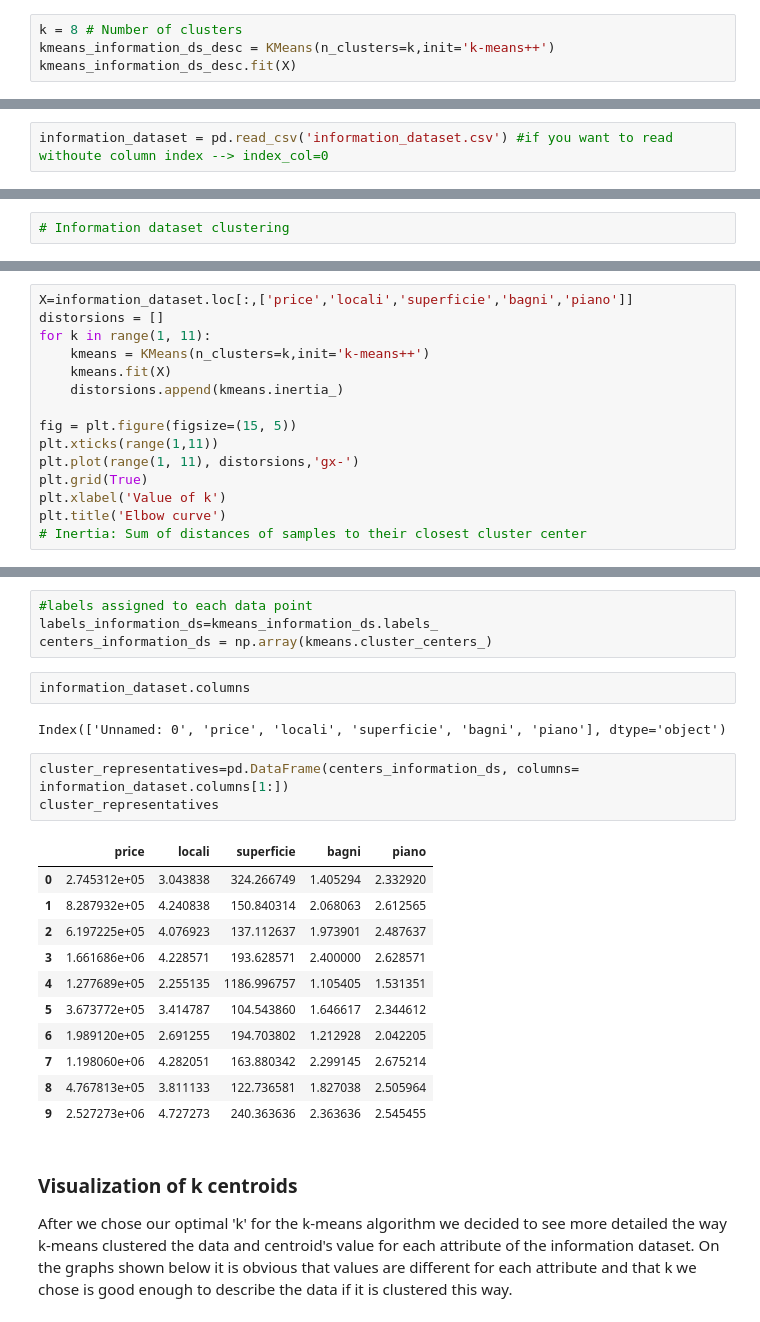
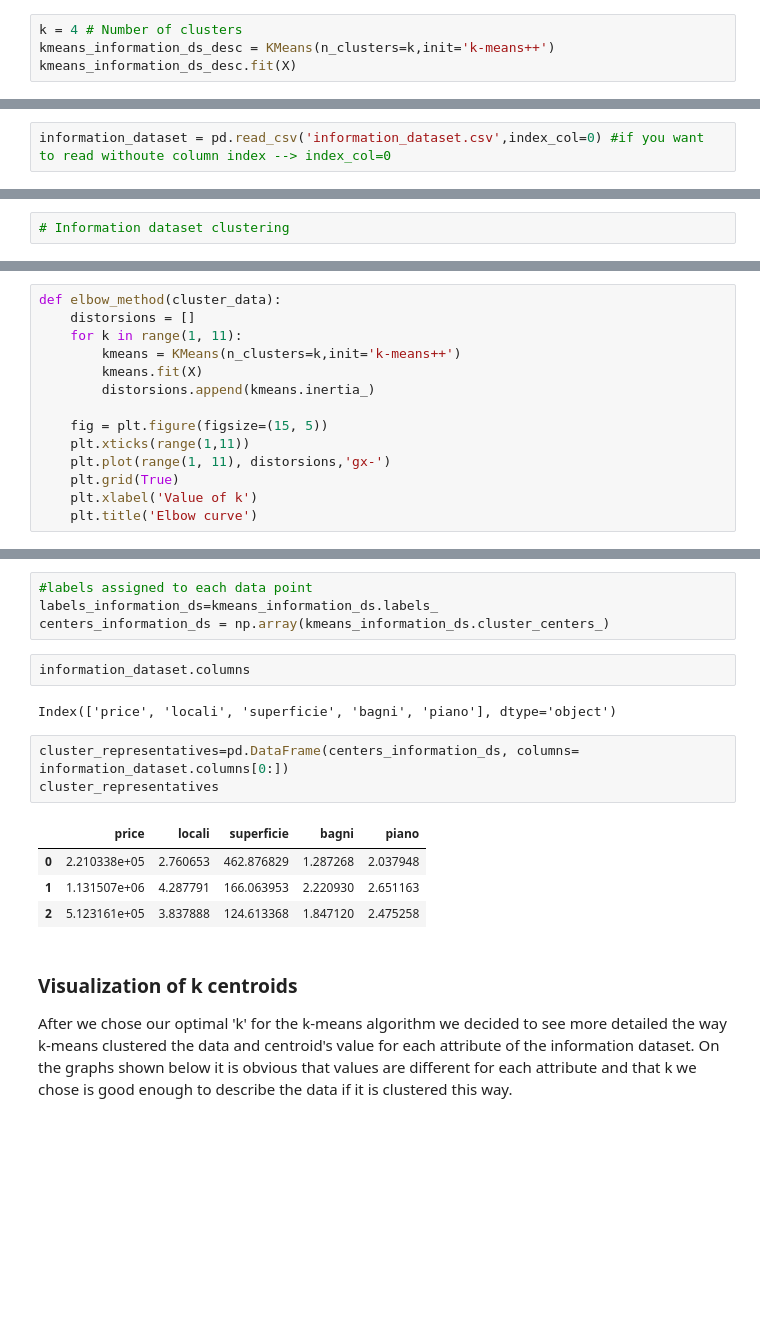
Before and after one commit to dusicastepic/ADMFourthHomework, a Jupyter notebook: Clustering part.ipynb, the cells around one changed output, grey strips where cells are left out. Cells and saved outputs as stored; diff of their text form; blank space fills up the shorter version.

```diff
--- a/Clustering part.ipynb
+++ b/Clustering part.ipynb
@@ -480,7 +479,7 @@ plt.title('Elbow curve')
 Text(0.5, 1.0, 'Elbow curve')
 [figure]
 # %%
-k = 8 # Number of clusters
+k = 4 # Number of clusters
 kmeans_information_ds_desc = KMeans(n_clusters=k,init='k-means++')
 kmeans_information_ds_desc.fit(X)
 # %% [output]
@@ -569,7 +541,7 @@ Consider using IPython.display.IFrame instead
 
 This step consists in _clustering the house announcements_ using **K-means++** and choosing the **optimal** number of clusters using the **Elbow-Method**.
 # %%
-information_dataset = pd.read_csv('information_dataset.csv') #if you want to read withoute column index --> index_col=0
+information_dataset = pd.read_csv('information_dataset.csv',index_col=0) #if you want to read withoute column index --> index_col=0
 # %%
 #should we normalize?
 # %%
@@ -583,15 +549,14 @@ from sklearn.metrics import silhouette_score
 # %%
-X=information_dataset.loc[:,['price','locali','superficie','bagni','piano']]
-distorsions = []
-for k in range(1, 11):
-    kmeans = KMeans(n_clusters=k,init='k-means++')
-    kmeans.fit(X)
-    distorsions.append(kmeans.inertia_)
+def elbow_method(cluster_data):
+    distorsions = []
+    for k in range(1, 11):
+        kmeans = KMeans(n_clusters=k,init='k-means++')
+        kmeans.fit(X)
+        distorsions.append(kmeans.inertia_)
 
-fig = plt.figure(figsize=(15, 5))
-plt.xticks(range(1,11))
-plt.plot(range(1, 11), distorsions,'gx-')
-plt.grid(True)
-plt.xlabel('Value of k')
-plt.title('Elbow curve')
-# Inertia: Sum of distances of samples to their closest cluster center
+    fig = plt.figure(figsize=(15, 5))
+    plt.xticks(range(1,11))
+    plt.plot(range(1, 11), distorsions,'gx-')
+    plt.grid(True)
+    plt.xlabel('Value of k')
+    plt.title('Elbow curve')
@@ -628,26 +596,19 @@ array([[2.21033802e+05, 2.76065277e+00, 4.62876829e+02, 1.28726849e+00,
 # %%
 #labels assigned to each data point
 labels_information_ds=kmeans_information_ds.labels_
-centers_information_ds = np.array(kmeans.cluster_centers_)
+centers_information_ds = np.array(kmeans_information_ds.cluster_centers_)
 # %%
 information_dataset.columns
 # %% [output]
-Index(['Unnamed: 0', 'price', 'locali', 'superficie', 'bagni', 'piano'], dtype='object')
+Index(['price', 'locali', 'superficie', 'bagni', 'piano'], dtype='object')
 # %%
-cluster_representatives=pd.DataFrame(centers_information_ds, columns= information_dataset.columns[1:])
+cluster_representatives=pd.DataFrame(centers_information_ds, columns= information_dataset.columns[0:])
 cluster_representatives
 # %% [output]
 |  | price | locali | superficie | bagni | piano |
-| 0 | 2.745312e+05 | 3.043838 | 324.266749 | 1.405294 | 2.332920 |
-| 1 | 8.287932e+05 | 4.240838 | 150.840314 | 2.068063 | 2.612565 |
-| 2 | 6.197225e+05 | 4.076923 | 137.112637 | 1.973901 | 2.487637 |
-| 3 | 1.661686e+06 | 4.228571 | 193.628571 | 2.400000 | 2.628571 |
-| 4 | 1.277689e+05 | 2.255135 | 1186.996757 | 1.105405 | 1.531351 |
-| 5 | 3.673772e+05 | 3.414787 | 104.543860 | 1.646617 | 2.344612 |
-| 6 | 1.989120e+05 | 2.691255 | 194.703802 | 1.212928 | 2.042205 |
-| 7 | 1.198060e+06 | 4.282051 | 163.880342 | 2.299145 | 2.675214 |
-| 8 | 4.767813e+05 | 3.811133 | 122.736581 | 1.827038 | 2.505964 |
-| 9 | 2.527273e+06 | 4.727273 | 240.363636 | 2.363636 | 2.545455 |
+| 0 | 2.210338e+05 | 2.760653 | 462.876829 | 1.287268 | 2.037948 |
+| 1 | 1.131507e+06 | 4.287791 | 166.063953 | 2.220930 | 2.651163 |
+| 2 | 5.123161e+05 | 3.837888 | 124.613368 | 1.847120 | 2.475258 |
 # %% [markdown]
 ### Visualization of k centroids
 
```
Also changed, not shown: parts of 29 cells of this notebook.
